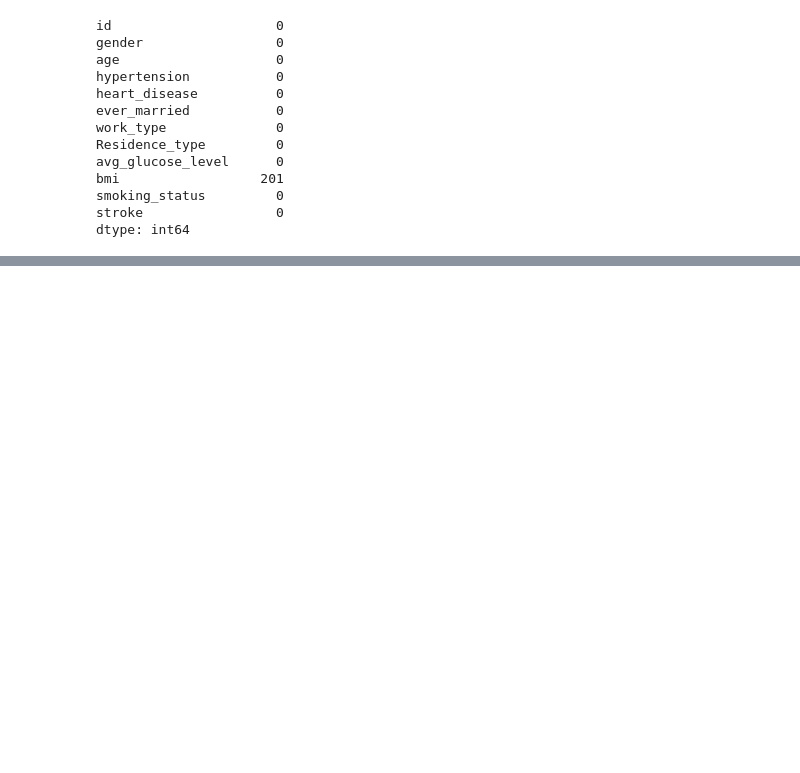
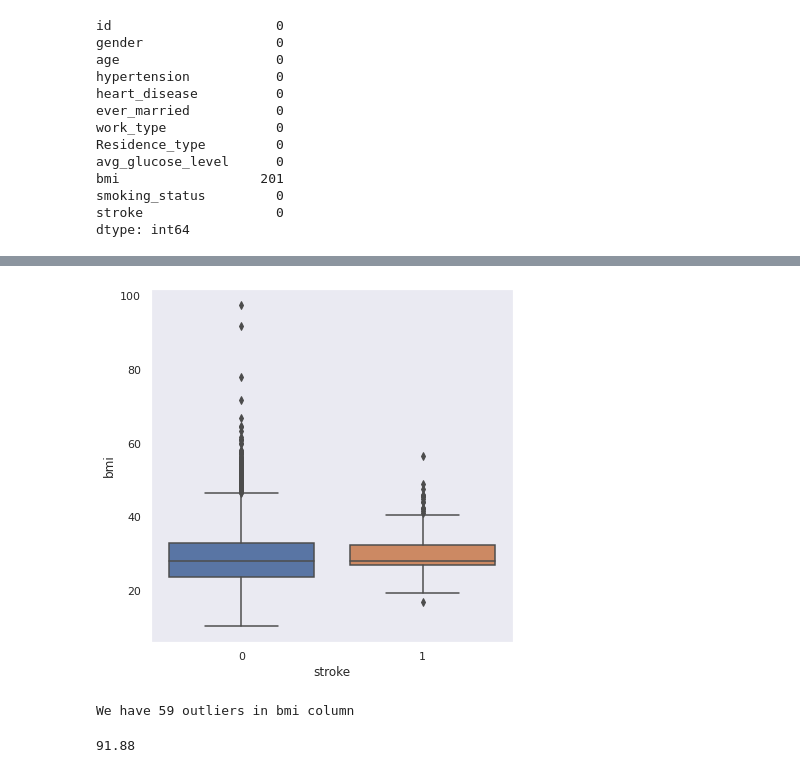
Before and after one commit to firas-akermi/StrokePrediction, a Jupyter notebook: stroke_prediction.ipynb, the cells around one changed output, grey strips where cells are left out. Cells and saved outputs as stored; diff of their text form; code cells hidden in the pictures; blank space fills up the shorter version.

```diff
--- a/stroke_prediction.ipynb
+++ b/stroke_prediction.ipynb
@@ -94,0 +186,9 @@ AttributeError: 'Styler' object has no attribute 'get'
+# %%
+box_plot(data,"stroke","bmi")
+# %% [output]
+[figure, added]
+# %%
+bmi_outliers = zscore(data['bmi'])
+print("We have {} outliers in bmi column".format(len(bmi_outliers)))
+# %% [output]
+We have 59 outliers in bmi column
@@ -94,0 +202,4 @@ AttributeError: 'Styler' object has no attribute 'get'
+# %%
+np.median(data['avg_glucose_level'])
+# %% [output]
+91.88
```
Also changed, not shown: parts of 29 cells of this notebook.
